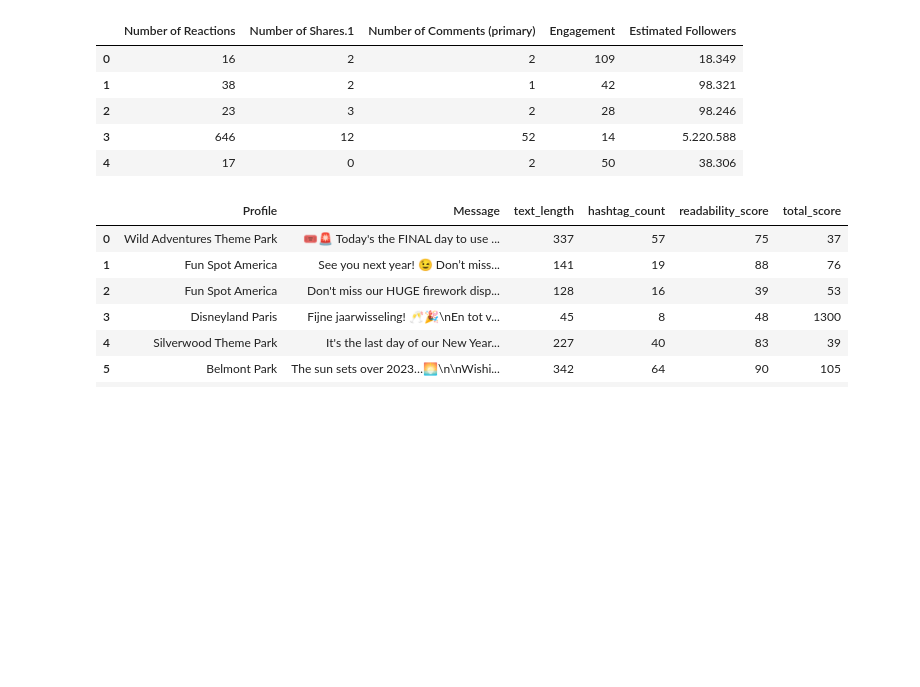
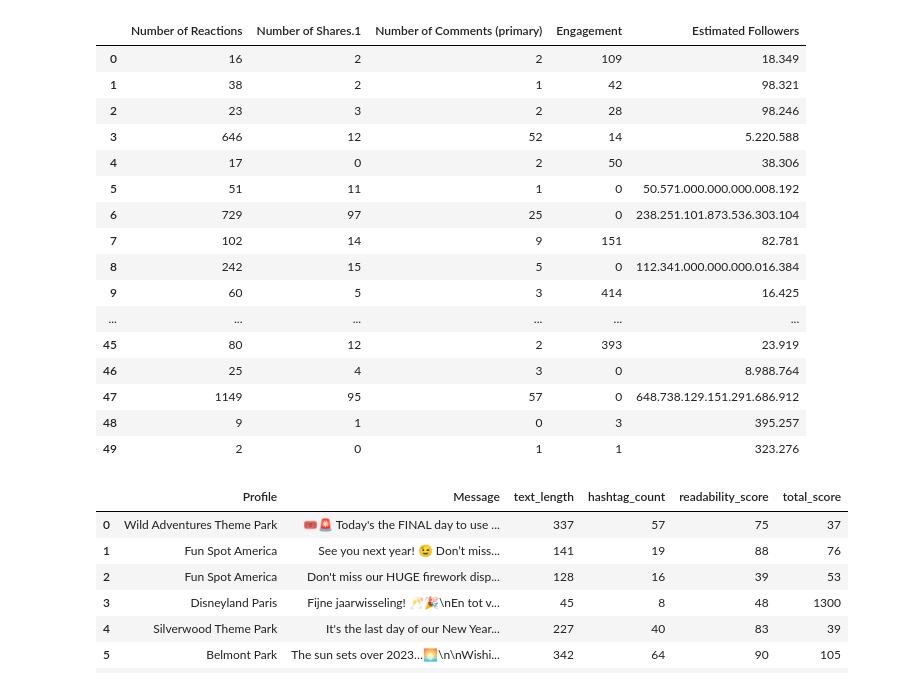
Before and after one commit to alvaarro/DigitalMarketingStrategy, a Jupyter notebook: test_features.ipynb, the cells around one changed output. Cells and saved outputs as stored; diff of their text form; code cells hidden in the pictures; blank space fills up the shorter version.

```diff
--- a/test_features.ipynb
+++ b/test_features.ipynb
@@ -34,0 +31,21 @@ print(merged_df.shape)
+# %%
+
+# Assuming merged_df is your DataFrame and it already exists with a column named 'Engagement'
+
+def adjust_value(value):
+    # Check if the value is a float or an integer
+    if isinstance(value, (float, int)):
+        # For integer values that are 1000 or more, divide by 1000 to remove three zeros
+        if value >= 1000:
+            return value / 1000
+        else:
+            return value
+    else:
+        raise TypeError("Value must be an integer or a float")
+
+# Apply the function to each value in the 'Engagement' column of merged_df
+merged_df['Adjusted_Engagement'] = merged_df['Engagement'].apply(adjust_value)
+
+# Now, merged_df['Adjusted_Engagement'] contains the adjusted values
+# Here's how to print the first few adjusted values for verification:
+print(merged_df[['Engagement', 'Adjusted_Engagement']].head(50))
@@ -61,24 +112,35 @@ merged_df.head(5)
 # %%
 # Adjust the 'Engagement' values by dividing by 10^10 to correct the scale
 merged_df['Engagement'] = merged_df['Engagement'].str.replace(',', '.').astype(float) / (10**10)
 
 # Calculate the 'Estimated Followers' and multiply by 1000
 merged_df['Estimated Followers'] = ((merged_df['Number of Reactions'] + merged_df['Number of Shares.1'] + merged_df['Number of Comments (primary)']) / (merged_df['Engagement'] / 100)) * 1000
 
 # Set pandas display options to avoid scientific notation for floats
 pd.options.display.float_format = '{:.0f}'.format
 
 merged_df['Estimated Followers'] = merged_df['Estimated Followers'].apply(lambda x: "{:,.0f}".format(x).replace(",", "."))
 
 # Display the DataFrame with the estimated number of followers
-merged_df[['Number of Reactions', 'Number of Shares.1', 'Number of Comments (primary)', 'Engagement', 'Estimated Followers']].head()
+merged_df[['Number of Reactions', 'Number of Shares.1', 'Number of Comments (primary)', 'Engagement', 'Estimated Followers']].head(50)
 # %% [output]
 |  | Number of Reactions | Number of Shares.1 | Number of Comments (primary) | Engagement | Estimated Followers |
 | 0 | 16 | 2 | 2 | 109 | 18.349 |
 | 1 | 38 | 2 | 1 | 42 | 98.321 |
 | 2 | 23 | 3 | 2 | 28 | 98.246 |
 | 3 | 646 | 12 | 52 | 14 | 5.220.588 |
 | 4 | 17 | 0 | 2 | 50 | 38.306 |
+| 5 | 51 | 11 | 1 | 0 | 50.571.000.000.000.008.192 |
+| 6 | 729 | 97 | 25 | 0 | 238.251.101.873.536.303.104 |
+| 7 | 102 | 14 | 9 | 151 | 82.781 |
+| 8 | 242 | 15 | 5 | 0 | 112.341.000.000.000.016.384 |
+| 9 | 60 | 5 | 3 | 414 | 16.425 |
+| ... | ... | ... | ... | ... | ... |
+| 45 | 80 | 12 | 2 | 393 | 23.919 |
+| 46 | 25 | 4 | 3 | 0 | 8.988.764 |
+| 47 | 1149 | 95 | 57 | 0 | 648.738.129.151.291.686.912 |
+| 48 | 9 | 1 | 0 | 3 | 395.257 |
+| 49 | 2 | 0 | 1 | 1 | 323.276 |
 # %%
 # sample_df = merged_df.sample(n=100, random_state=42)
 # sample_df.to_csv('sample.csv', index=False)
```
Also changed, not shown: parts of 5 cells of this notebook.
